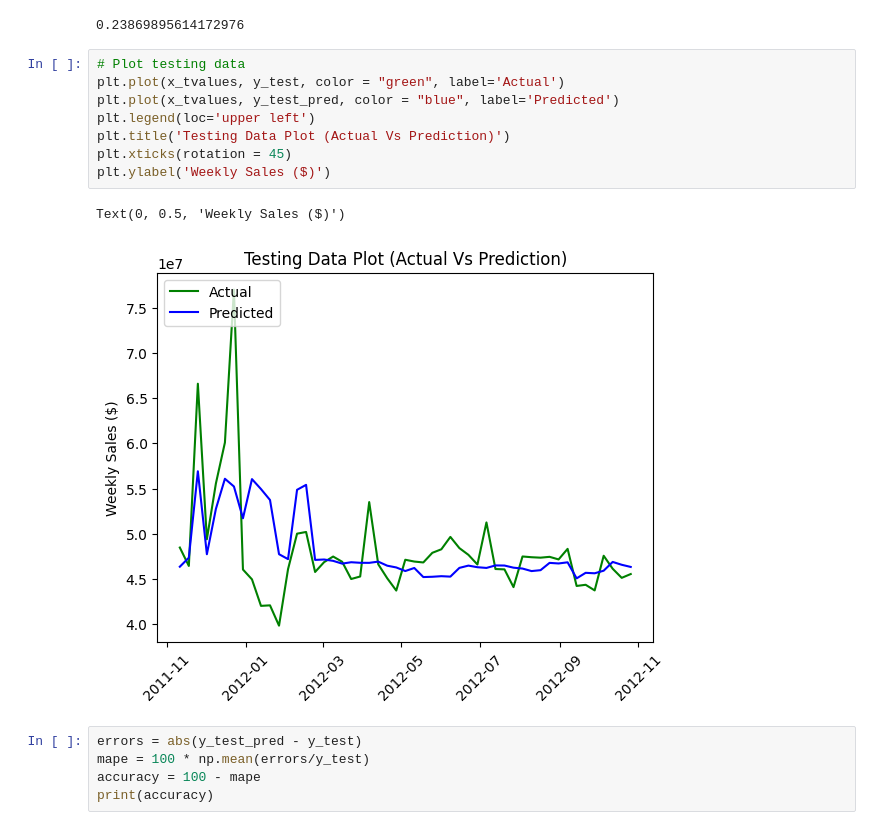
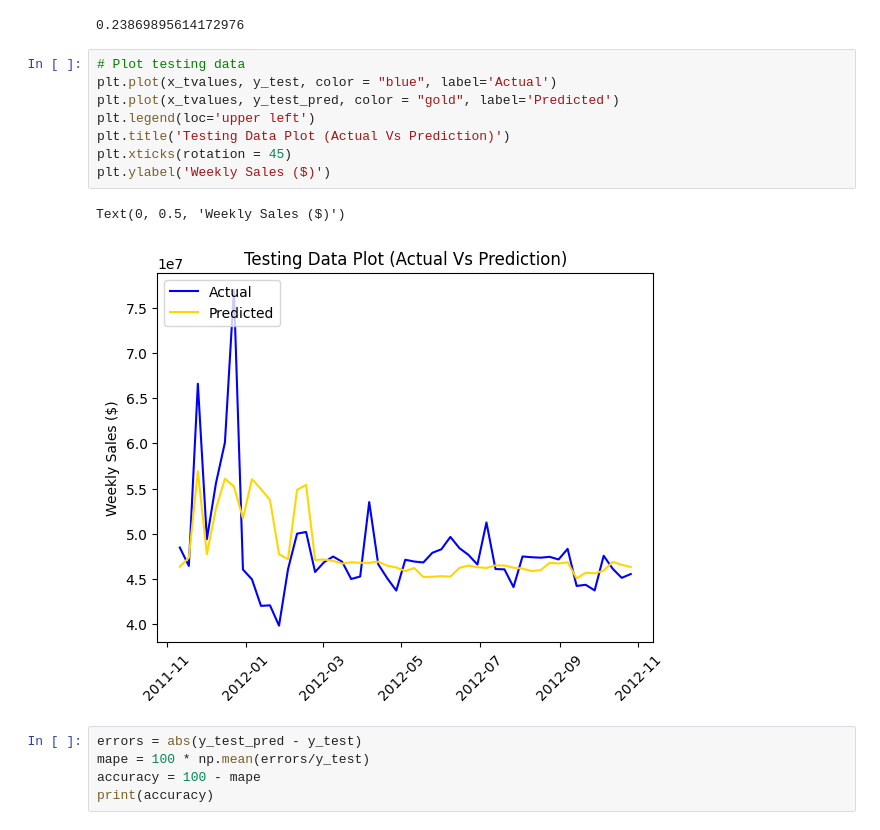
Before and after one commit to MEJillFarley/Walmart-Sales-Forecast, a Jupyter notebook: project_4_randomforest_monthly.ipynb, the cells around one changed output. Saved outputs shown, nothing was run; the diff lists cells and outputs as text.

```diff
--- a/project_4_randomforest_monthly.ipynb
+++ b/project_4_randomforest_monthly.ipynb
@@ -181,15 +181,15 @@ r2_score(y_test, y_test_pred)
 0.23869895614172976
 # %%
 # Plot testing data
-plt.plot(x_tvalues, y_test, color = "green", label='Actual')
-plt.plot(x_tvalues, y_test_pred, color = "blue", label='Predicted')
+plt.plot(x_tvalues, y_test, color = "blue", label='Actual')
+plt.plot(x_tvalues, y_test_pred, color = "gold", label='Predicted')
 plt.legend(loc='upper left')
 plt.title('Testing Data Plot (Actual Vs Prediction)')
 plt.xticks(rotation = 45)
 plt.ylabel('Weekly Sales ($)')
 # %% [output]
 Text(0, 0.5, 'Weekly Sales ($)')
-[figure, old version]
+[figure, new version]
 # %%
 errors = abs(y_test_pred - y_test)
 mape = 100 * np.mean(errors/y_test)
```
